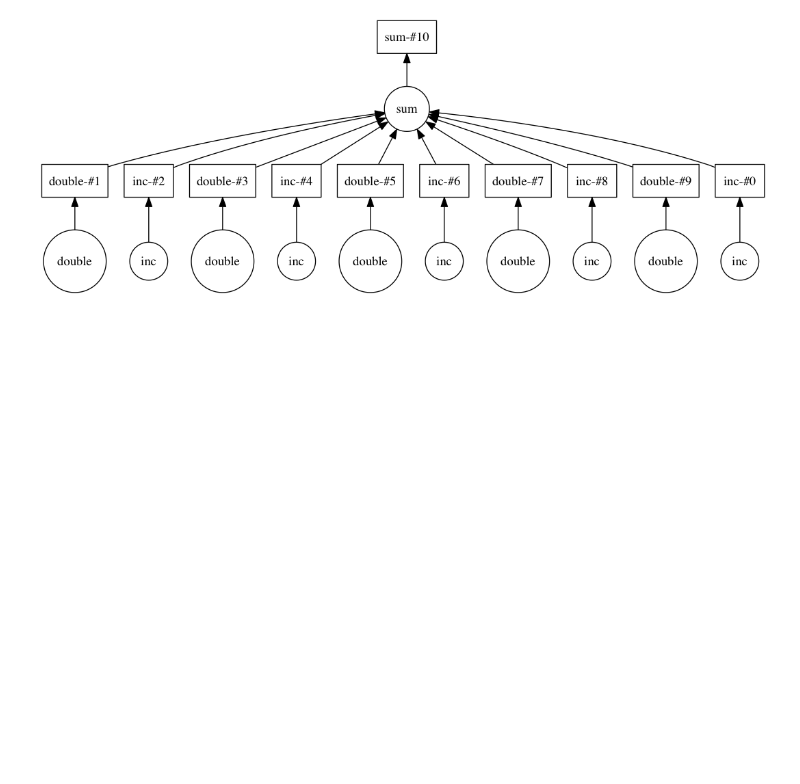
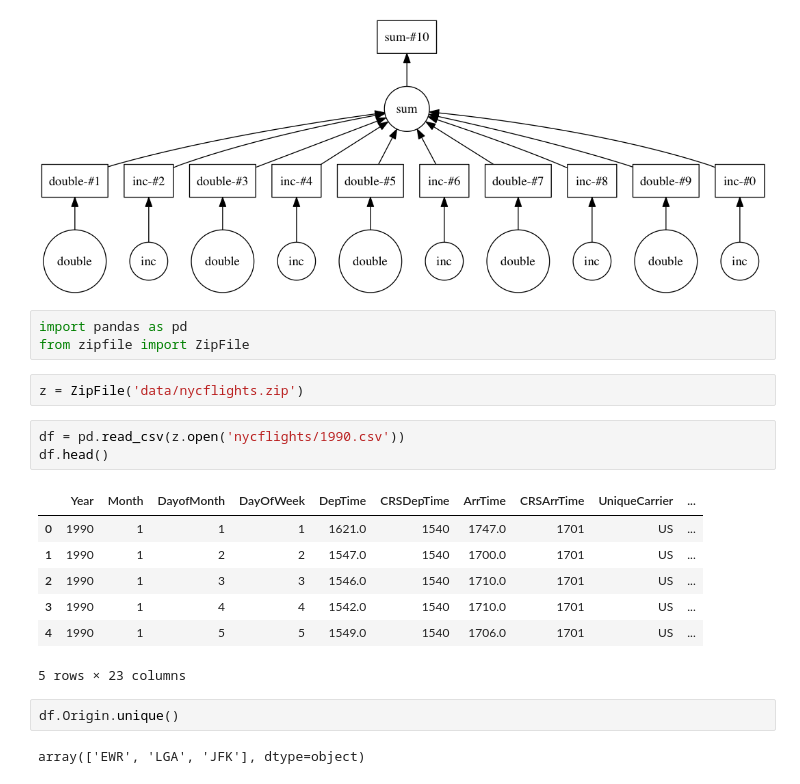
Before and after one commit to qu4ku/tutorials, a Jupyter notebook: dask/dask-scipy2017/01.ipynb, the cells around one changed output. Drawn from its saved outputs; the diff is of its cells as text; blank space fills up the shorter version.

```diff
--- a/dask/dask-scipy2017/01.ipynb
+++ b/dask/dask-scipy2017/01.ipynb
@@ -129,3 +129,23 @@ Wall time: 3.01 s
 total.visualize()
 # %% [output]
 [figure]
+# %%
+import pandas as pd
+from zipfile import ZipFile
+# %%
+z = ZipFile('data/nycflights.zip')
+# %%
+df = pd.read_csv(z.open('nycflights/1990.csv'))
+df.head()
+# %% [output]
+|  | Year | Month | DayofMonth | DayOfWeek | DepTime | CRSDepTime | ArrTime | CRSArrTime | UniqueCarrier | ... |
+| 0 | 1990 | 1 | 1 | 1 | 1621.0 | 1540 | 1747.0 | 1701 | US | ... |
+| 1 | 1990 | 1 | 2 | 2 | 1547.0 | 1540 | 1700.0 | 1701 | US | ... |
+| 2 | 1990 | 1 | 3 | 3 | 1546.0 | 1540 | 1710.0 | 1701 | US | ... |
+| 3 | 1990 | 1 | 4 | 4 | 1542.0 | 1540 | 1710.0 | 1701 | US | ... |
+| 4 | 1990 | 1 | 5 | 5 | 1549.0 | 1540 | 1706.0 | 1701 | US | ... |
+5 rows × 23 columns
+# %%
+df.Origin.unique()
+# %% [output]
+array(['EWR', 'LGA', 'JFK'], dtype=object)
```
Also changed, not shown: parts of 1 cell of this notebook, 4 other files.
